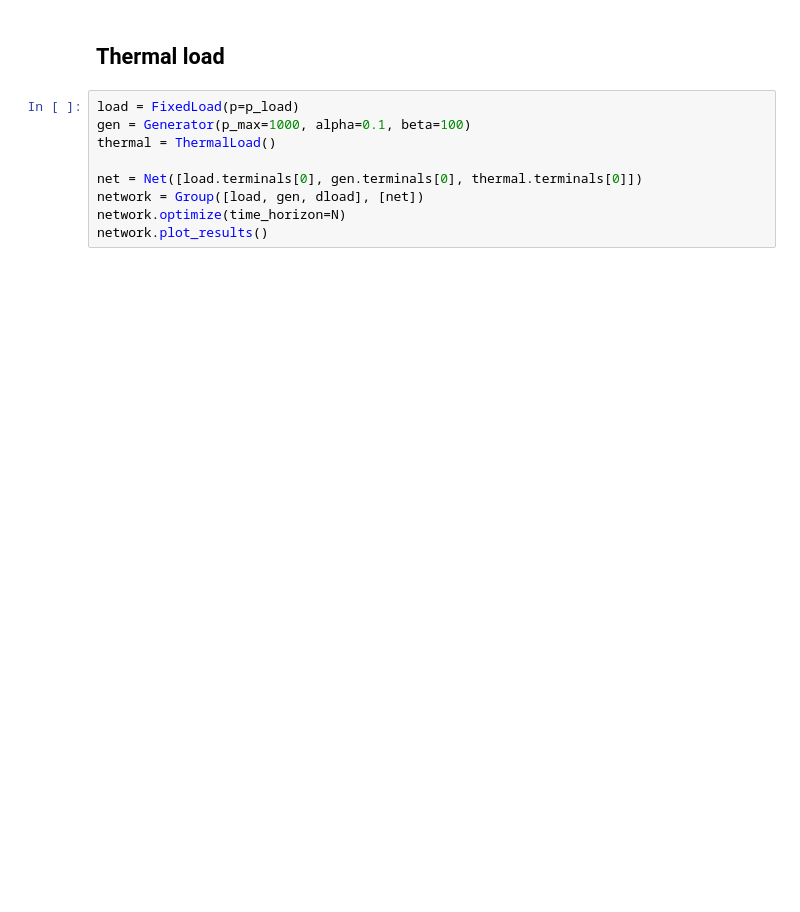
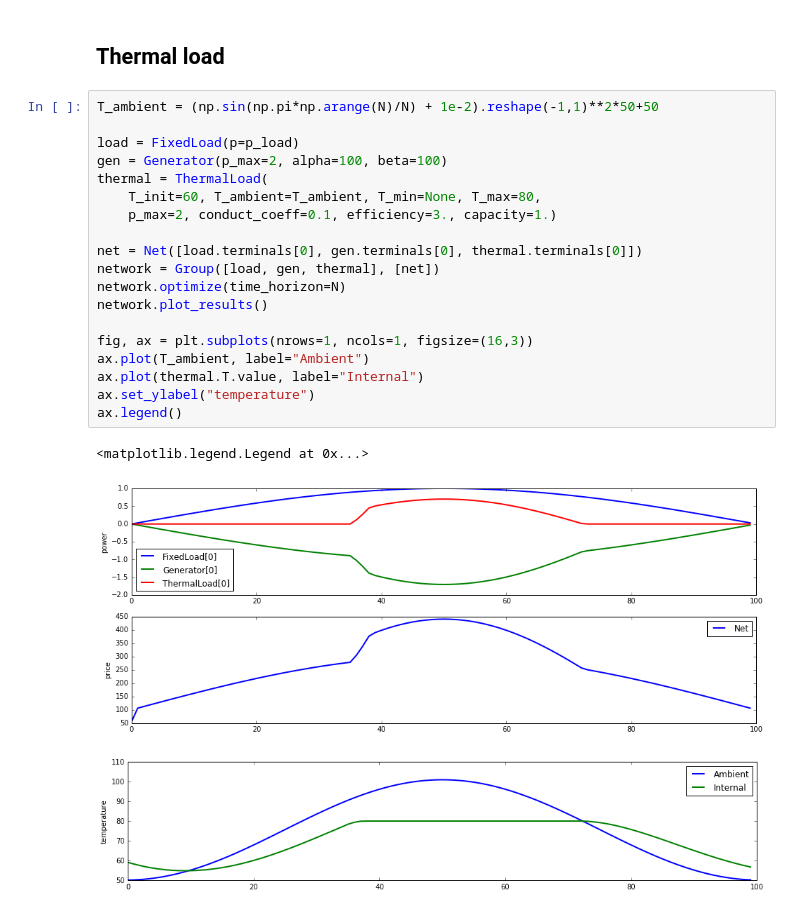
Before and after one commit to cvxgrp/cvxpower, a Jupyter notebook: python/notebooks/dynamic.ipynb, the cells around one changed output. Saved outputs shown, nothing was run; the diff lists cells and outputs as text; blank space fills up the shorter version.

```diff
--- a/python/notebooks/dynamic.ipynb
+++ b/python/notebooks/dynamic.ipynb
@@ -63,11 +66,25 @@ network.plot_results()
 # %% [markdown]
 ## Thermal load
 # %%
+T_ambient = (np.sin(np.pi*np.arange(N)/N) + 1e-2).reshape(-1,1)**2*50+50
+
 load = FixedLoad(p=p_load)
-gen = Generator(p_max=1000, alpha=0.1, beta=100)
-thermal = ThermalLoad()
+gen = Generator(p_max=2, alpha=100, beta=100)
+thermal = ThermalLoad(
+    T_init=60, T_ambient=T_ambient, T_min=None, T_max=80,
+    p_max=2, conduct_coeff=0.1, efficiency=3., capacity=1.)
 
 net = Net([load.terminals[0], gen.terminals[0], thermal.terminals[0]])
-network = Group([load, gen, dload], [net])
+network = Group([load, gen, thermal], [net])
 network.optimize(time_horizon=N)
 network.plot_results()
+
+fig, ax = plt.subplots(nrows=1, ncols=1, figsize=(16,3))
+ax.plot(T_ambient, label="Ambient")
+ax.plot(thermal.T.value, label="Internal")
+ax.set_ylabel("temperature")
+ax.legend()
+# %% [output]
+<matplotlib.legend.Legend at 0x...>
+[figure, added]
+[figure, added]
```
Also changed, not shown: parts of 3 cells of this notebook, 3 other files.
